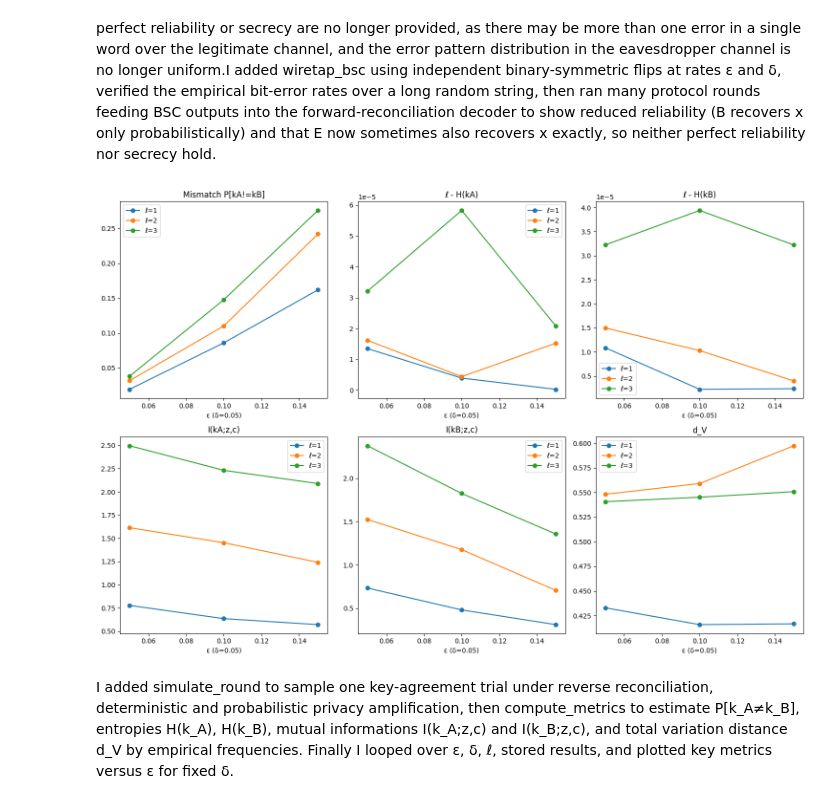
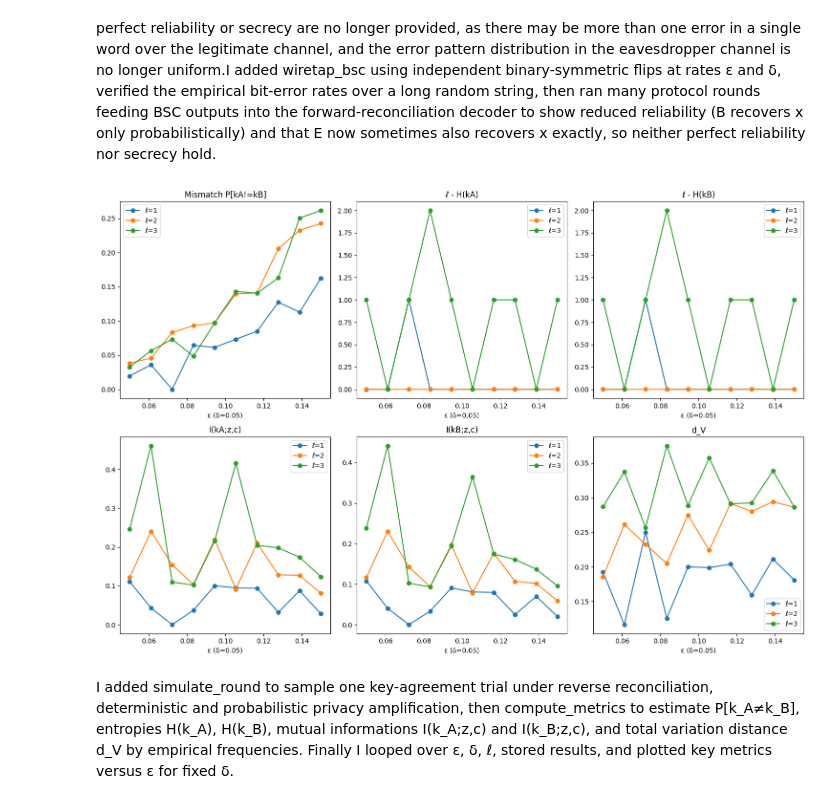
Before and after one commit to cibecs/lab-infosec, a Jupyter notebook: lab4/lab4.ipynb, the cells around one changed output. Saved outputs shown, nothing was run; the diff lists cells and outputs as text; code cells hidden in the pictures.

```diff
--- a/lab4/lab4.ipynb
+++ b/lab4/lab4.ipynb
@@ -201,20 +224,25 @@ l=3  max dev wrt c: 0.0038, wrt z: 0.2874
 # %% [markdown]
 I added the 4×7 matrix A and wrote det_priv_ampl for y′=Ay mod 2. In test_det_ampl I sample random x, y, compute syndrome c and y′, then measure the max deviation between P(y′|c) and P(y′) to confirm uniformity and independence. In test_prob_ampl I build random ℓ×4 hashes for ℓ=1,2,3, apply them to y′=Ax for the forward‐reconciled string, and compute the max deviations of P(k|c) and P(k|z) from P(k) to identify which ℓ yields full secrecy.
 # %%
+eps=0.1
+delta=0.3
+length=100000
+
+
 def bsc_channel(x, error_rate):
     return ''.join(str(int(a) ^ (random.random() < error_rate)) for a in x)
 
 def wiretap_bsc(x, eps, delta):
     return bsc_channel(x, eps), bsc_channel(x, delta)
 
-def bit_error_stats(length=100000, eps=0.1, delta=0.05):
+def bit_error_stats(length, eps, delta):
     orig = ''.join(random.choice('01') for _ in range(length))
     y, z = bsc_channel(orig, eps), bsc_channel(orig, delta)
     err_y = sum(o != r for o, r in zip(orig, y))
     err_z = sum(o != r for o, r in zip(orig, z))
     return err_y/length, err_z/length
 
-def simulate_protocol(rounds=10000, eps=0.1, delta=0.05):
+def simulate_protocol(rounds, eps, delta):
     reliable = 0
     eavesdropped = 0
     for _ in range(rounds):
@@ -229,11 +257,11 @@ def simulate_protocol(rounds=10000, eps=0.1, delta=0.05):
             eavesdropped += 1
     return reliable/rounds, eavesdropped/rounds
 
-if __name__ == '__main__':
-    ey, ez = bit_error_stats()
-    print(f'Legitimate bit error rate ≈ {ey:.3f}')
-    print(f'Eavesdropper bit error rate ≈ {ez:.3f}')
-    rel, eav = simulate_protocol()
-    print(f'Protocol reliability: {rel:.3f}')
-    print(f'Eavesdropper success: {eav:.3f}')
+
+ey, ez = bit_error_stats(length,eps, delta)
+print(f'Legitimate bit error rate ≈ {ey:.3f}')
+print(f'Eavesdropper bit error rate ≈ {ez:.3f}')
+rel, eav = simulate_protocol(length,eps, delta)
+print(f'Protocol reliability: {rel:.3f}')
+print(f'Eavesdropper success: {eav:.3f}')
 # %% [output]
@@ -251,21 +279,13 @@ import math
 from collections import Counter
 import itertools
 import matplotlib.pyplot as plt
+import numpy as np
 
 # Parameters
-eps_list = [0.05, 0.1, 0.15]
-delta = 0.05  # fixed for plotting
+eps_list = [round(e, 5) for e in np.linspace(0.05, 0.15, 10)]
+delta = 0.3
 l_list = [1, 2, 3]
-trials = 200_000  # Monte Carlo samples
-
-# Reuse previously defined functions:
-#   wiretap_bsc(x, eps, delta)
-#   syndrome(y)
-#   correct_with_syndrome(received, sent_syndrome)
-#   det_priv_ampl(y)
-#   random_linear_hash(l)
-#   apply_hash(y_p, U)
-
+trials = 100_000
 
 def simulate_round(eps, delta, U):
     x = ''.join(random.choice('01') for _ in range(7))
@@ -292,7 +312,6 @@ def compute_metrics(eps, delta, l):
     marg_kA = Counter()
     marg_kB = Counter()
 
-    # collect counts
     for _ in range(trials):
         kA, kB, z, c = simulate_round(eps, delta, U)
         joint[(kA, kB, z, c)] += 1
@@ -342,34 +361,34 @@ results = {
 
 # Plot 2x3 grid of desired metrics
 metrics = [
     ('Mismatch P[kA!=kB]', 0),
     ('ℓ - H(kA)', lambda r, l: l - r[1]),
     ('ℓ - H(kB)', lambda r, l: l - r[2]),
     ('I(kA;z,c)', 3),
     ('I(kB;z,c)', 4),
     ('d_V', 5),
 ]
 
 fig, axes = plt.subplots(2, 3, figsize=(15, 10))
 for ax, (title, idx_or_fn) in zip(axes.flatten(), metrics):
     for l in l_list:
         xs = eps_list
         ys = []
         for eps in eps_list:
             r = results[(eps, l)]
             if callable(idx_or_fn):
                 ys.append(idx_or_fn(r, l))
             else:
                 ys.append(r[idx_or_fn])
         ax.plot(xs, ys, marker='o', label=f'ℓ={l}')
     ax.set_title(title)
     ax.set_xlabel('ε (δ=0.05)')
     ax.legend()
 
 plt.tight_layout()
 plt.show()
 # %% [output]
-[figure, old version]
+[figure, new version]
 # %% [markdown]
 I added simulate_round to sample one key‐agreement trial under reverse reconciliation, deterministic and probabilistic privacy amplification, then compute_metrics to estimate P[k_A≠k_B], entropies H(k_A), H(k_B), mutual informations I(k_A;z,c) and I(k_B;z,c), and total variation distance d_V by empirical frequencies. Finally I looped over ε, δ, ℓ, stored results, and plotted key metrics versus ε for fixed δ.
 # %% [markdown]
```
Also changed, not shown: parts of 4 cells of this notebook.
